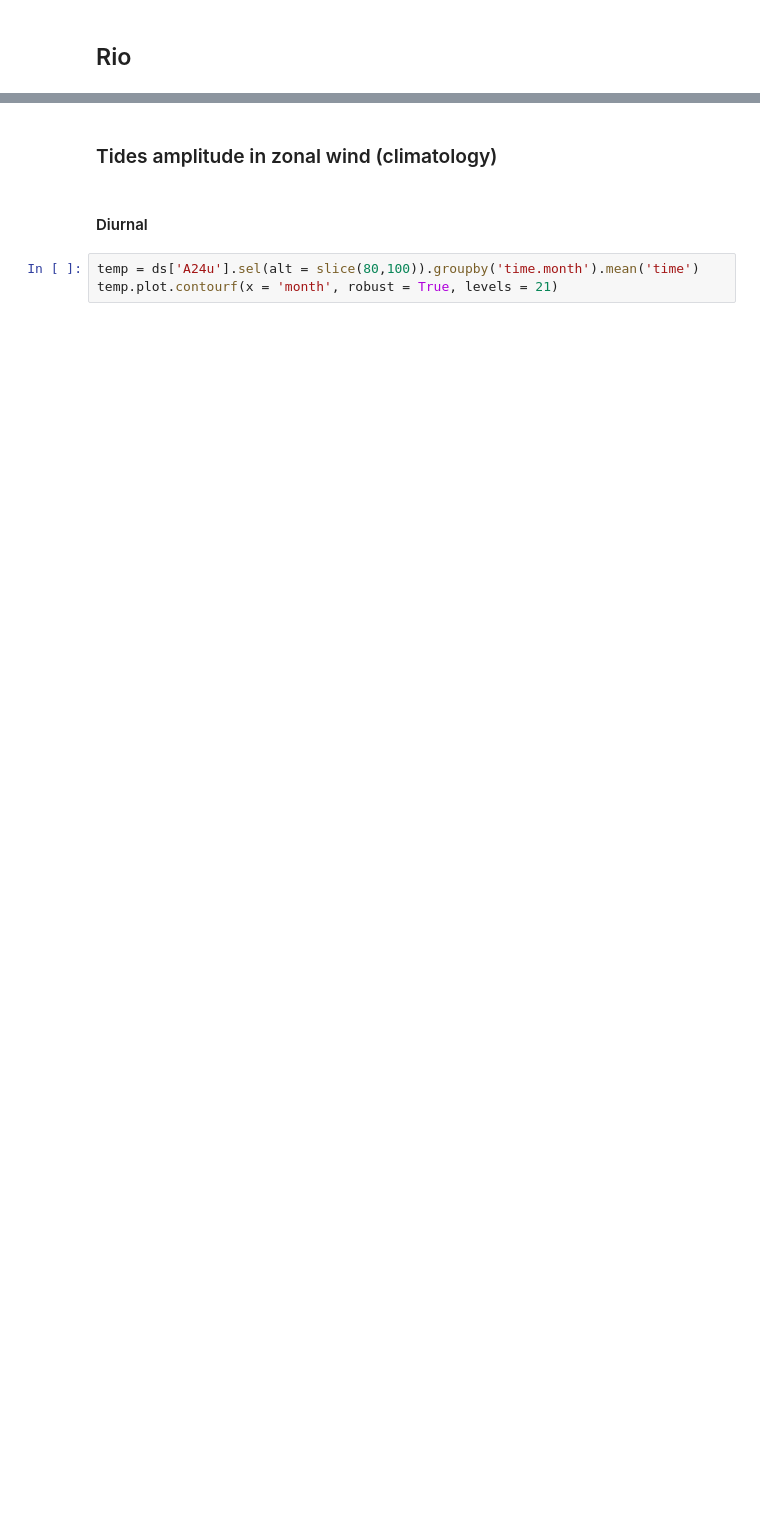
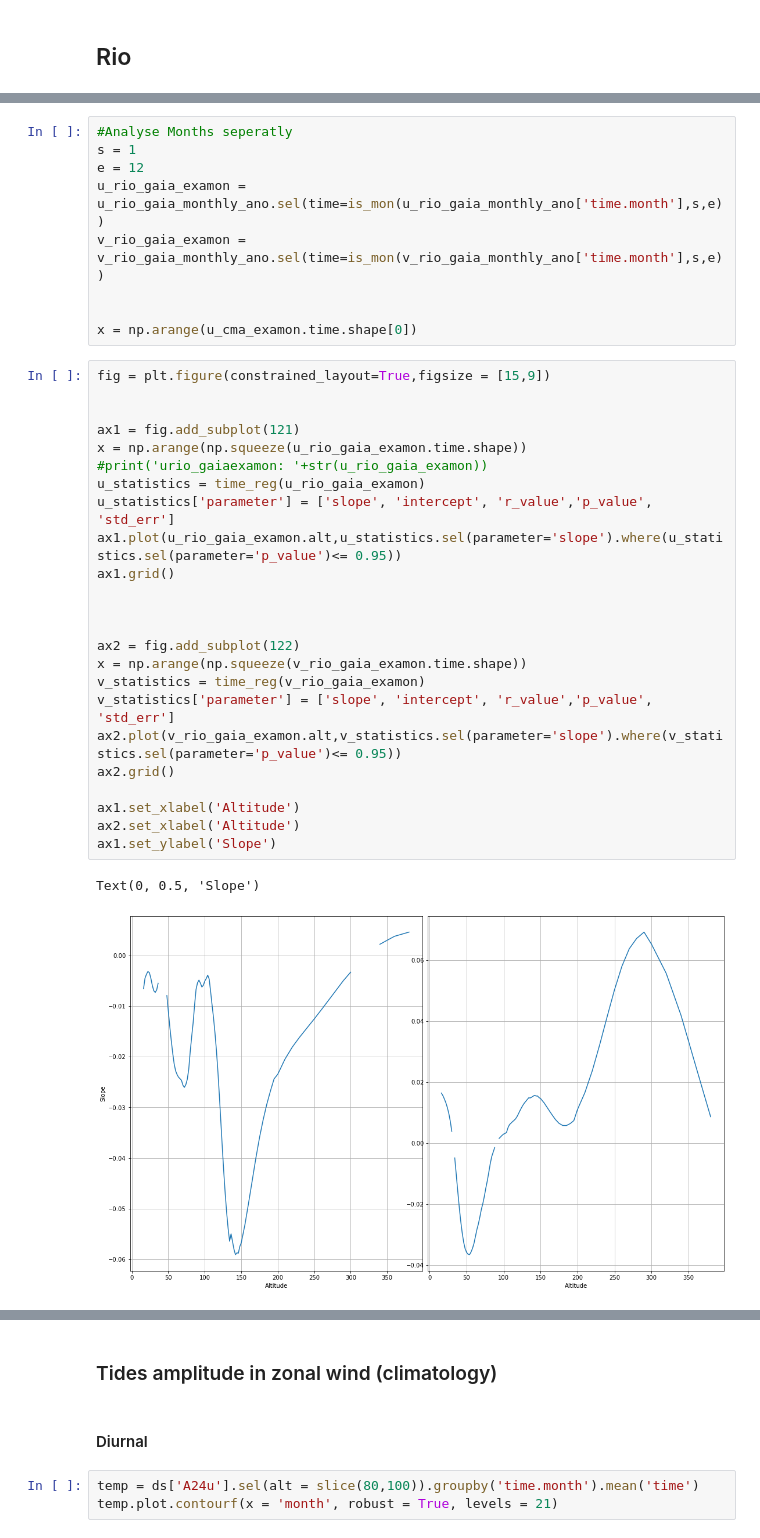
Before and after one commit to VACILT/trends_project, a Jupyter notebook: data_introduction_jason.ipynb, the cells around one changed output, grey strips where cells are left out. Drawn from its saved outputs; the diff is of its cells as text; blank space fills up the shorter version.

```diff
--- a/data_introduction_jason.ipynb
+++ b/data_introduction_jason.ipynb
@@ -599,0 +784,36 @@ Data variables:
+# %%
+#Analyse Months seperatly
+s = 1
+e = 12
+u_rio_gaia_examon = u_rio_gaia_monthly_ano.sel(time=is_mon(u_rio_gaia_monthly_ano['time.month'],s,e))
+v_rio_gaia_examon = v_rio_gaia_monthly_ano.sel(time=is_mon(v_rio_gaia_monthly_ano['time.month'],s,e))
+
+
+x = np.arange(u_cma_examon.time.shape[0])
+# %%
+fig = plt.figure(constrained_layout=True,figsize = [15,9])
+
+
+ax1 = fig.add_subplot(121)
+x = np.arange(np.squeeze(u_rio_gaia_examon.time.shape))
+#print('urio_gaiaexamon: '+str(u_rio_gaia_examon))
+u_statistics = time_reg(u_rio_gaia_examon)
+u_statistics['parameter'] = ['slope', 'intercept', 'r_value','p_value', 'std_err']
+ax1.plot(u_rio_gaia_examon.alt,u_statistics.sel(parameter='slope').where(u_statistics.sel(parameter='p_value')<= 0.95))
+ax1.grid()
+
+
+
+ax2 = fig.add_subplot(122)
+x = np.arange(np.squeeze(v_rio_gaia_examon.time.shape))
+v_statistics = time_reg(v_rio_gaia_examon)
+v_statistics['parameter'] = ['slope', 'intercept', 'r_value','p_value', 'std_err']
+ax2.plot(v_rio_gaia_examon.alt,v_statistics.sel(parameter='slope').where(v_statistics.sel(parameter='p_value')<= 0.95))
+ax2.grid()
+
+ax1.set_xlabel('Altitude')
+ax2.set_xlabel('Altitude')
+ax1.set_ylabel('Slope')
+# %% [output]
+Text(0, 0.5, 'Slope')
+[figure, added]
```
Also changed, not shown: parts of 22 cells of this notebook.
